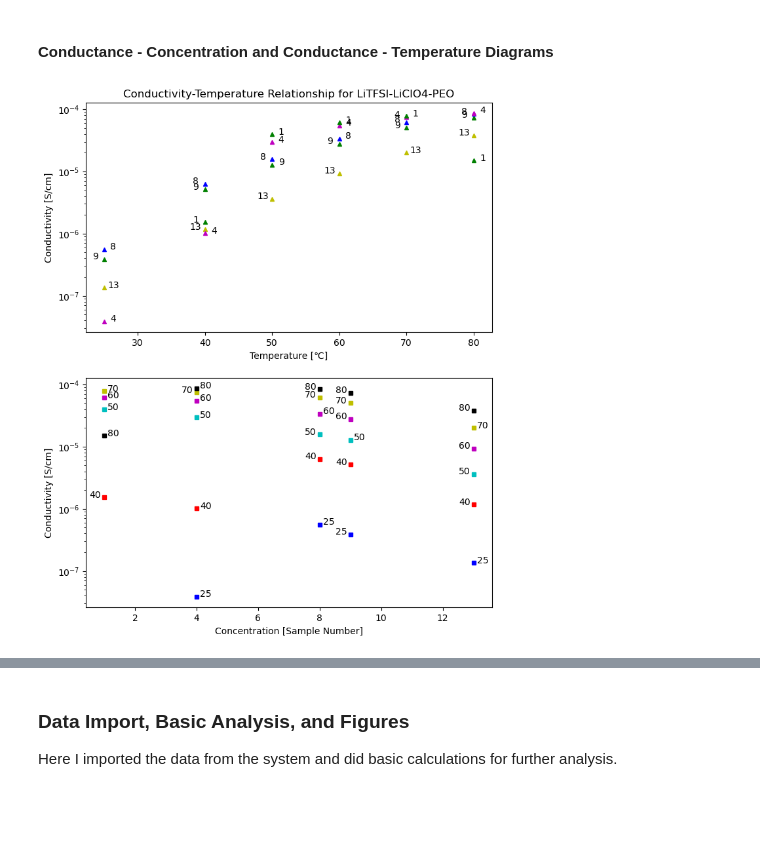
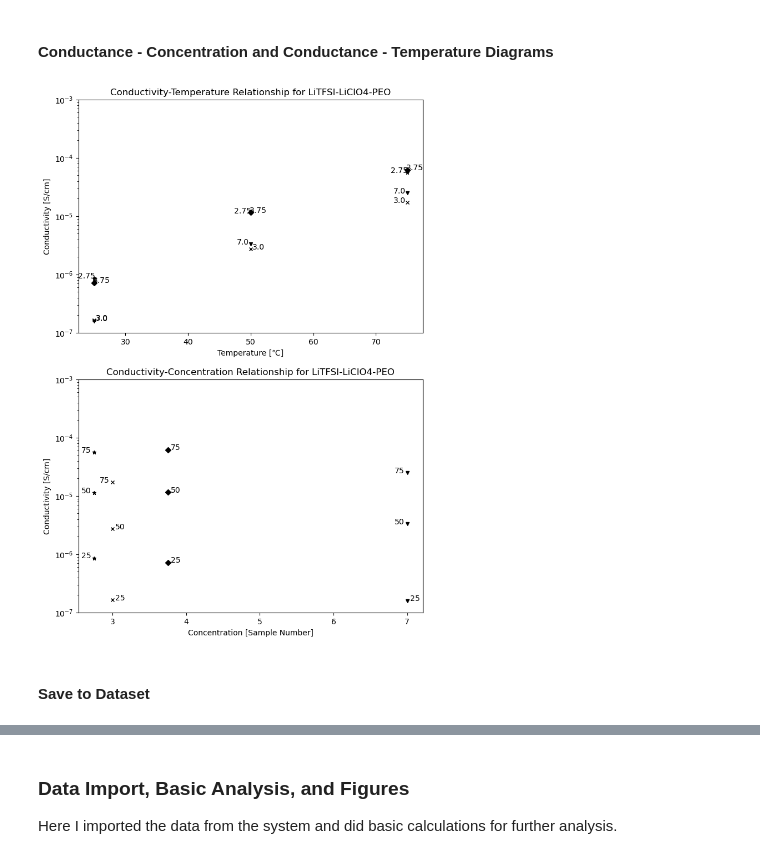
Before and after one commit to milesmsmith/auto-eis-conductivity, a Jupyter notebook: Data_Visualization_EIS.ipynb, the cells around one changed output, grey strips where cells are left out. Cells and saved outputs as stored; diff of their text form; code cells hidden in the pictures; blank space fills up the shorter version.

```diff
--- a/Data_Visualization_EIS.ipynb
+++ b/Data_Visualization_EIS.ipynb
@@ -240,6 +282,8 @@ for path in useful_path:
             if len(eis_local_min) > 0:
                 data_pass += 1
 
+                concentration_idx = concentration_map[0].index(sample_number)
+                eis.concentration.append(concentration_map[1][concentration_idx])
                 eis.plate_number.append(plate_number)
                 eis.sample_number.append(sample_number)
                 eis.date_characterized.append(sample_date)
@@ -363,7 +405,8 @@ p0 = [10**0, 10**4, 10**6, 10**-7, 10**-7]
 
 circuit = CustomCircuit(circuit, initial_guess=p0)
 # Fit data to equivalent circuit model
-fig_cols = 4
+fig_cols = 5
+
 ecm_fig, ecm_ax = plt.subplots(int(len(eis.sample_number)/fig_cols)+1, ncols=fig_cols)
 
 for i in range(len(eis.sample_number)):
@@ -371,18 +414,19 @@ for i in range(len(eis.sample_number)):
     circuit.fit(eis.spectra_f, eis.complex_Z[i])
     Z_fit = circuit.predict(eis.spectra_f)
 
-    ecm_ax[int(i/fig_cols)][i%fig_cols].plot(eis.complex_Z[i].real, -eis.complex_Z[i].imag, '.', markersize=2)
-    ecm_ax[int(i/fig_cols)][i%fig_cols].plot(Z_fit.real, -Z_fit.imag, '--',color='black',alpha=0.6)
+    ecm_ax[int(i/fig_cols)][i%fig_cols].plot(eis.complex_Z[i].real, -eis.complex_Z[i].imag, '.', markersize=6, color='black')
+    #ecm_ax[int(i/fig_cols)][i%fig_cols].plot(Z_fit.real, -Z_fit.imag, '--',color='black',alpha=0.6)
     ecm_ax[int(i/fig_cols)][i%fig_cols].plot(eis.linKK_Z[i].real, -eis.linKK_Z[i].imag,'-',color='gray')
+    ecm_ax[int(i/fig_cols)][i%fig_cols].plot(eis.circle_fit_z_real[i], eis.circle_fit_z_estimated[i],'--',color='darkgray')
     ecm_ax[int(i/fig_cols)][i%fig_cols].set_xlabel('Re|Z| [Ohms]')
     ecm_ax[int(i/fig_cols)][i%fig_cols].set_ylabel('Im|Z| [Ohms]')
-    ecm_ax[int(i/fig_cols)][i%fig_cols].set_title(eis.name + ' Sample Number ' + str(eis.sample_number[i]) + ' at ' + str(eis.temperature[i]) + 'degC')
+    ecm_ax[int(i/fig_cols)][i%fig_cols].set_title(eis.name + ': ' + str(eis.concentration[i]) + ' mol/kg at ' + str(eis.temperature[i]) + ' ℃')
     ecm_ax[int(i/fig_cols)][i%fig_cols].set_xlim([0, max(eis.circle_fit_z_real[i])*1.5])
     ecm_ax[int(i/fig_cols)][i%fig_cols].set_ylim([0, max(eis.circle_fit_z_real[i])*1.5])
-    ecm_fig.set_figheight(int(len(eis.sample_number)/fig_cols)*10)
-    ecm_fig.set_figwidth(fig_cols*10)
+    ecm_fig.set_figheight(int(len(eis.sample_number)/fig_cols)*12)
+    ecm_fig.set_figwidth(fig_cols*12)
 
 
-if save_bode_fig == 1:
-    ecm_fig.savefig(save_path + '/' + eis.name + '_nqyuist.png', bbox_inches='tight')
+if save_figs == 1:
+    ecm_fig.savefig(save_path + '/' + str(eis.date_characterized[i]) + '_' + eis.name + '_nqyuist.png', bbox_inches='tight')
 # %% [output]
@@ -394,42 +438,55 @@ conductance_fig, conductance_ax = plt.subplots(2)
 area = math.pi*diameter**2/4
 
 color_array = ['b', 'g', 'r', 'c', 'm', 'y', 'k', 'w']
+marker_array = ['o','*','.',',', 'x','X','P','s','D','d','p','H','h','v','^','<','>','1','2','3','4','|','_']
 
 
 for i in range(len(eis.sample_number)):
 
     if i % 2 == 1:
         label_direction = 1
     else:
         label_direction = -1
 
+    if eis.sample_number[i] > len(color_array):
+        shift = 1
+    else:
+        shift = 0
+
     color_idx = eis.sample_number[i]%len(color_array)
-    sample_color = color_array[eis.sample_number[i]%len(color_array)]
+    sample_color = color_array[eis.sample_number[i]%len(color_array) + shift]
+    sample_marker = marker_array[eis.sample_number[i]]
     temp_color = color_array[int(eis.temperature[i]/10-2)]
 
     conductivity = eis.conductance[i]/area*thickness/100
-    conductance_ax[0].semilogy(eis.temperature[i], conductivity,'^', markersize='5', color=sample_color, label=eis.sample_number[i])
-    conductance_ax[0].annotate(eis.sample_number[i],
+    conductance_ax[0].semilogy(eis.temperature[i], conductivity,marker=sample_marker, markersize='5', color='black', label=eis.concentration[i])
+    conductance_ax[0].annotate(eis.concentration[i],
                                (eis.temperature[i], conductivity),
                                textcoords="offset points",
                                xytext=(label_direction*10,0),
                                ha='center')
     conductance_ax[0].set_xlabel('Temperature [℃]')
     conductance_ax[0].set_ylabel('Conductivity [S/cm]')
     conductance_ax[0].set_title('Conductivity-Temperature Relationship for ' + data_name)
-    conductance_ax[1].semilogy(eis.sample_number[i], conductivity,'s', markersize='5', color=temp_color, label=eis.sample_number[i])
+    conductance_ax[1].semilogy(eis.concentration[i], conductivity,marker=sample_marker, markersize='5', color='black', label=eis.sample_number[i])
     conductance_ax[1].annotate(eis.temperature[i],
-                               (eis.sample_number[i], conductivity),
+                               (eis.concentration[i], conductivity),
                                textcoords="offset points",
                                xytext=(label_direction*10,0),
                                ha='center')
+    conductance_ax[1].set_title('Conductivity-Concentration Relationship for ' + data_name)
     conductance_ax[1].set_ylabel('Conductivity [S/cm]')
     conductance_ax[1].set_xlabel('Concentration [Sample Number]')
+    conductance_ax[1].set_ylim([10**-7, 10**-3])
+    conductance_ax[0].set_ylim([10**-7, 10**-3])
 
-    conductance_fig.set_figheight(10)
+
+    conductance_fig.set_figheight(12)
     conductance_fig.set_figwidth(8)
 
-if save_bode_fig == 1:
-    conductance_fig.savefig(save_path + '/' + eis.name + '_conductivity.png', bbox_inches='tight')
+if save_figs == 1:
+    conductance_fig.savefig(save_path + '/' +  str(eis.date_characterized[i]) + '_' +eis.name + '_conductivity.png', bbox_inches='tight')
 # %% [output]
-[figure, old version]
+[figure, new version]
+# %% [markdown]
+#### Save to Dataset
```
Also changed, not shown: parts of 11 cells of this notebook, 27 other files.
